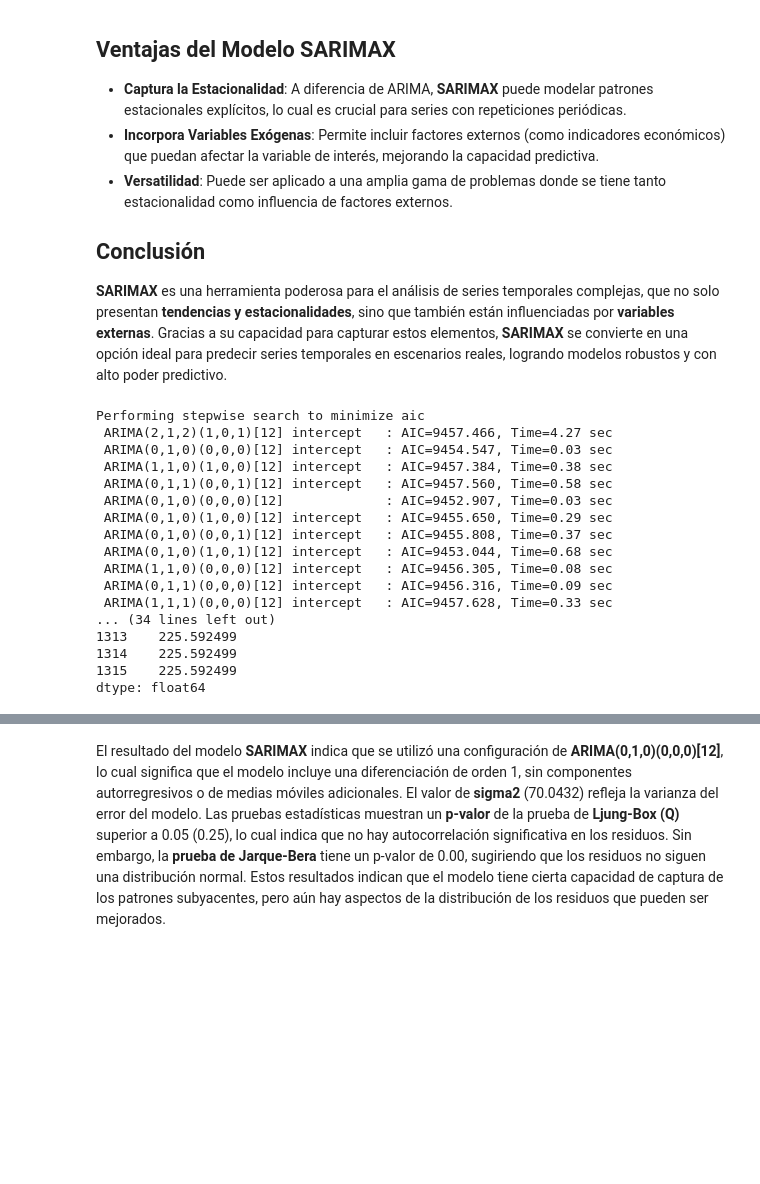
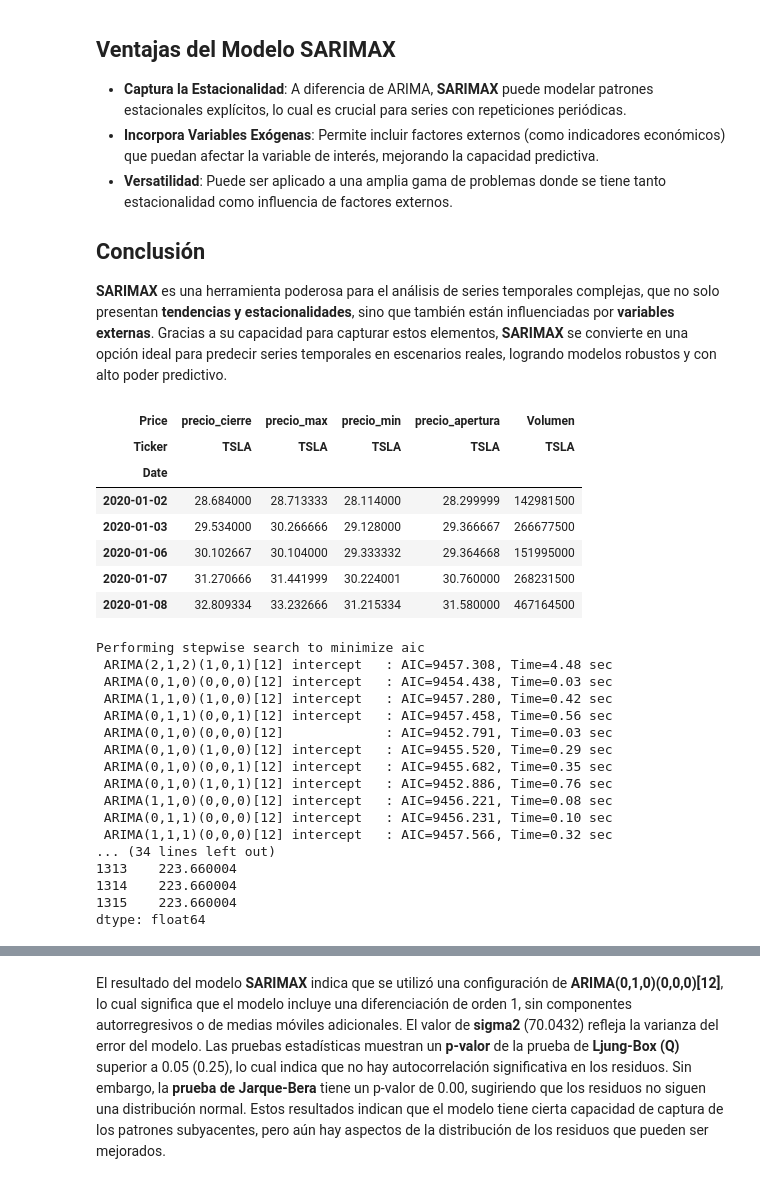
Before and after one commit to andreaescobar111/udla-aanlitica-pred-2024, a Jupyter notebook: S4_Series_Tiempo/1.Presesion/Unidad_No_4_Modelos_AR,MA,_ARMA_SARIMAX.ipynb, the cells around one changed output, grey strips where cells are left out. Saved outputs shown, nothing was run; the diff lists cells and outputs as text; code cells hidden in the pictures; blank space fills up the shorter version.

```diff
--- a/S4_Series_Tiempo/1.Presesion/Unidad_No_4_Modelos_AR,MA,_ARMA_SARIMAX.ipynb
+++ b/S4_Series_Tiempo/1.Presesion/Unidad_No_4_Modelos_AR,MA,_ARMA_SARIMAX.ipynb
@@ -1241,6 +1247,17 @@ Donde:
 
 ## Conclusión
 **SARIMAX** es una herramienta poderosa para el análisis de series temporales complejas, que no solo presentan **tendencias y estacionalidades**, sino que también están influenciadas por **variables externas**. Gracias a su capacidad para capturar estos elementos, **SARIMAX** se convierte en una opción ideal para predecir series temporales en escenarios reales, logrando modelos robustos y con alto poder predictivo.
+# %%
+df_filtered.head()
+# %% [output]
+| Price | precio_cierre | precio_max | precio_min | precio_apertura | Volumen |
+| Ticker | TSLA | TSLA | TSLA | TSLA | TSLA |
+| Date |  |  |  |  |  |
+| 2020-01-02 | 28.684000 | 28.713333 | 28.114000 | 28.299999 | 142981500 |
+| 2020-01-03 | 29.534000 | 30.266666 | 29.128000 | 29.366667 | 266677500 |
+| 2020-01-06 | 30.102667 | 30.104000 | 29.333332 | 29.364668 | 151995000 |
+| 2020-01-07 | 31.270666 | 31.441999 | 30.224001 | 30.760000 | 268231500 |
+| 2020-01-08 | 32.809334 | 33.232666 | 31.215334 | 31.580000 | 467164500 |
 # %%
 from pmdarima import auto_arima
 import pandas as pd
@@ -1251,8 +1268,15 @@ import pandas as pd
 # Filtrar los datos desde 2020
 df_filtered = df[df.index > "2020"]
 
+# Crear una variable exógena sintética que tenga más impacto
+# Vamos a utilizar el volumen de transacciones, pero suavizado para evitar ruido excesivo
+exog_variable1 = df_filtered["Volumen"].rolling(window=3, min_periods=1).mean()
+exog_variable = exog_variable1.shift(12)  # 12 meses de retraso
+
+
 # Crear un modelo auto ARIMA que considere la estacionalidad (SARIMAX)
 sarimax_model = auto_arima(df_filtered['precio_cierre'],
+                           exog=exog_variable,   # Variable exógena= Volumen
                            seasonal=True,        # Activar la estacionalidad,  Esta opción indica que queremos incluir un componente de estacionalidad en el modelo, lo cual convierte el modelo de ARIMA a SARIMAX.
                            m=12,                 # Estacionalidad de los datos (por ejemplo, 12 si los datos son mensuales)
                            stepwise=True,        # Utilizar búsqueda escalonada para encontrar los mejores parámetros
@@ -1270,19 +1294,19 @@ forecast = sarimax_model.predict(n_periods=12)
 print(forecast)
 # %% [output]
 Performing stepwise search to minimize aic
- ARIMA(2,1,2)(1,0,1)[12] intercept   : AIC=9457.466, Time=4.27 sec
- ARIMA(0,1,0)(0,0,0)[12] intercept   : AIC=9454.547, Time=0.03 sec
- ARIMA(1,1,0)(1,0,0)[12] intercept   : AIC=9457.384, Time=0.38 sec
- ARIMA(0,1,1)(0,0,1)[12] intercept   : AIC=9457.560, Time=0.58 sec
- ARIMA(0,1,0)(0,0,0)[12]             : AIC=9452.907, Time=0.03 sec
- ARIMA(0,1,0)(1,0,0)[12] intercept   : AIC=9455.650, Time=0.29 sec
- ARIMA(0,1,0)(0,0,1)[12] intercept   : AIC=9455.808, Time=0.37 sec
- ARIMA(0,1,0)(1,0,1)[12] intercept   : AIC=9453.044, Time=0.68 sec
- ARIMA(1,1,0)(0,0,0)[12] intercept   : AIC=9456.305, Time=0.08 sec
- ARIMA(0,1,1)(0,0,0)[12] intercept   : AIC=9456.316, Time=0.09 sec
- ARIMA(1,1,1)(0,0,0)[12] intercept   : AIC=9457.628, Time=0.33 sec
+ ARIMA(2,1,2)(1,0,1)[12] intercept   : AIC=9457.308, Time=4.48 sec
+ ARIMA(0,1,0)(0,0,0)[12] intercept   : AIC=9454.438, Time=0.03 sec
+ ARIMA(1,1,0)(1,0,0)[12] intercept   : AIC=9457.280, Time=0.42 sec
+ ARIMA(0,1,1)(0,0,1)[12] intercept   : AIC=9457.458, Time=0.56 sec
+ ARIMA(0,1,0)(0,0,0)[12]             : AIC=9452.791, Time=0.03 sec
+ ARIMA(0,1,0)(1,0,0)[12] intercept   : AIC=9455.520, Time=0.29 sec
+ ARIMA(0,1,0)(0,0,1)[12] intercept   : AIC=9455.682, Time=0.35 sec
+ ARIMA(0,1,0)(1,0,1)[12] intercept   : AIC=9452.886, Time=0.76 sec
+ ARIMA(1,1,0)(0,0,0)[12] intercept   : AIC=9456.221, Time=0.08 sec
+ ARIMA(0,1,1)(0,0,0)[12] intercept   : AIC=9456.231, Time=0.10 sec
+ ARIMA(1,1,1)(0,0,0)[12] intercept   : AIC=9457.566, Time=0.32 sec
 ... (34 lines left out)
-1313    225.592499
-1314    225.592499
-1315    225.592499
+1313    223.660004
+1314    223.660004
+1315    223.660004
 dtype: float64
```
Also changed, not shown: parts of 21 cells of this notebook, 1 other file.
